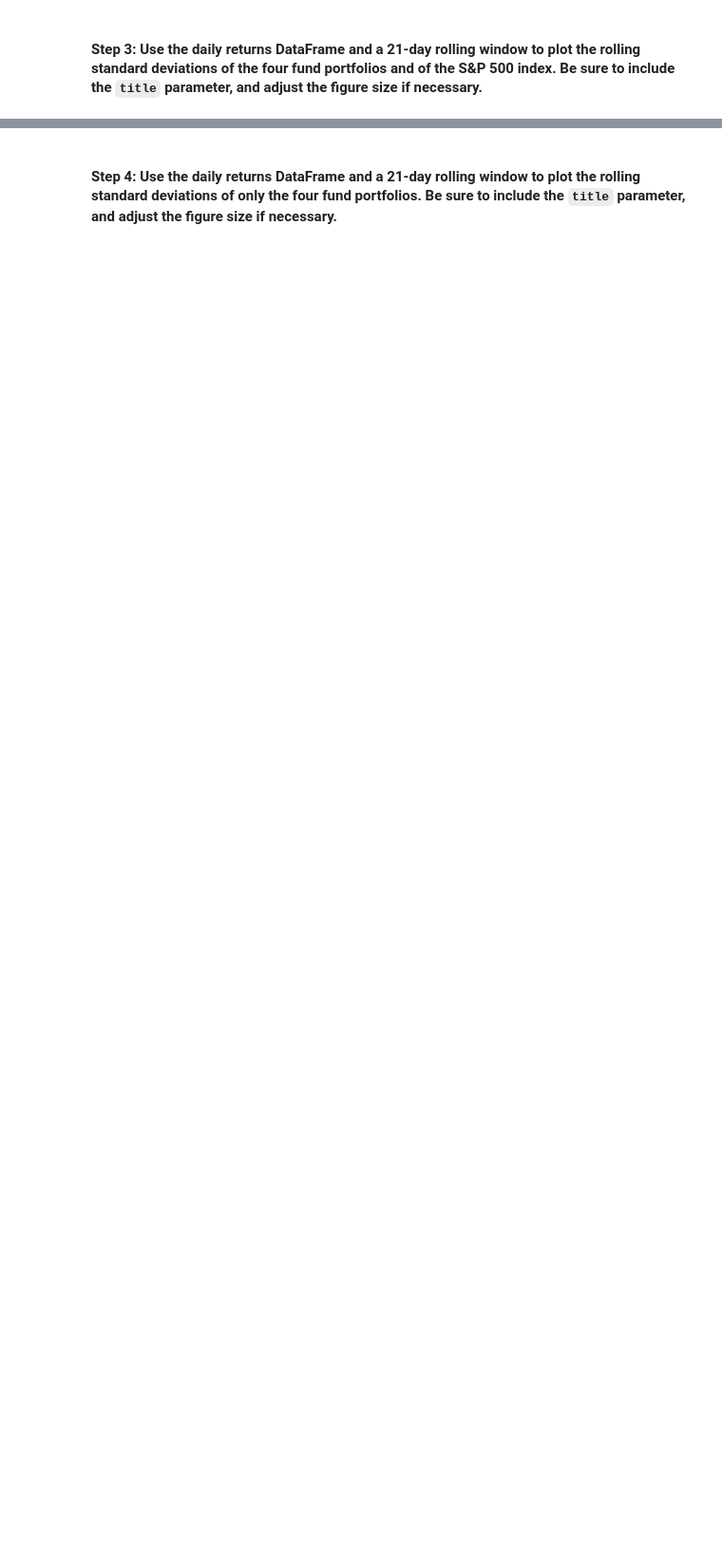
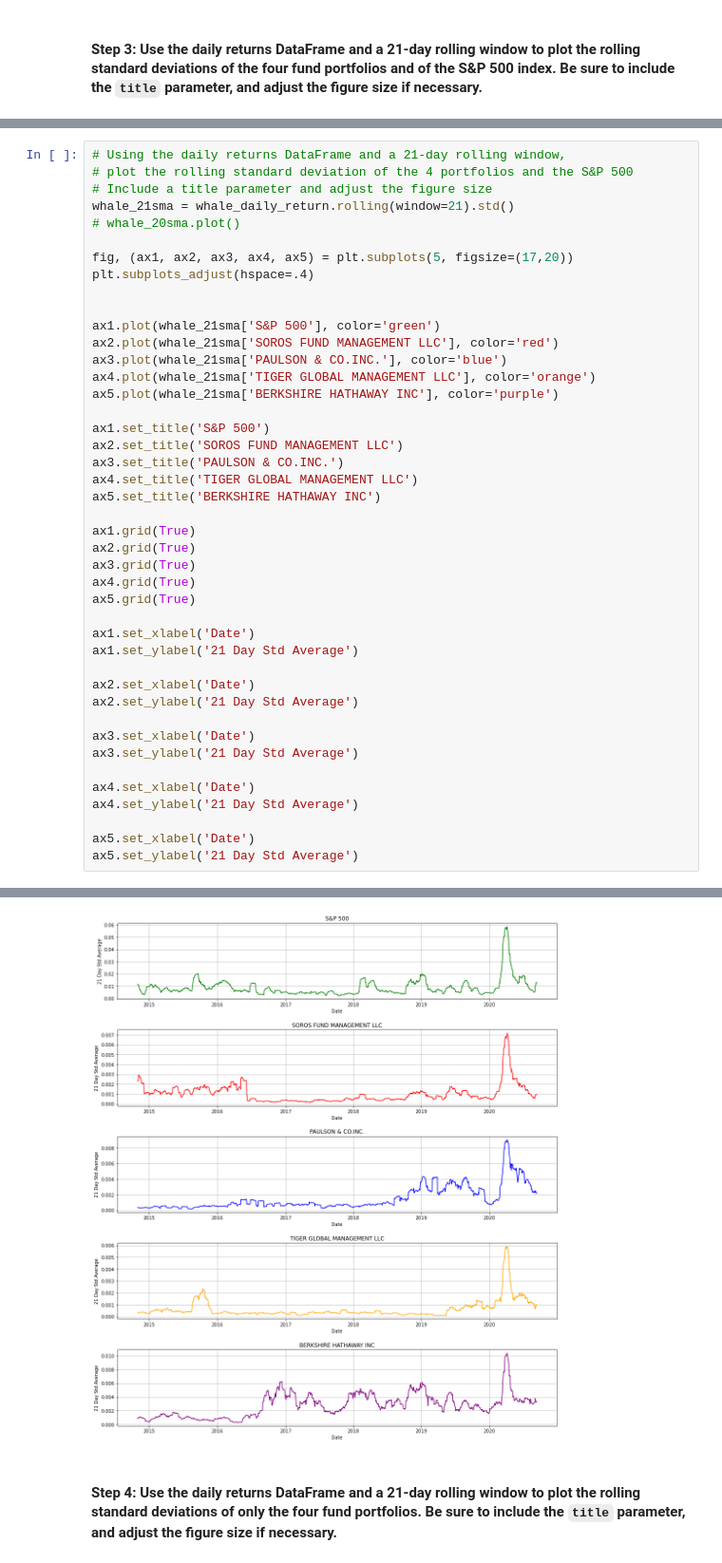
Before and after one commit to scottslusher/Whale-Analysis-Challenge, a Jupyter notebook: risk_return_analysis.ipynb, the cells around one changed output, grey strips where cells are left out. Shown at 95% size. Drawn from its saved outputs; the diff is of its cells as text; blank space fills up the shorter version.

```diff
--- a/risk_return_analysis.ipynb
+++ b/risk_return_analysis.ipynb
@@ -292,0 +306,44 @@ Evaluate the risk profile of each portfolio by using the standard deviation and
+# %%
+# Using the daily returns DataFrame and a 21-day rolling window,
+# plot the rolling standard deviation of the 4 portfolios and the S&P 500
+# Include a title parameter and adjust the figure size
+whale_21sma = whale_daily_return.rolling(window=21).std()
+# whale_20sma.plot()
+
+fig, (ax1, ax2, ax3, ax4, ax5) = plt.subplots(5, figsize=(17,20))
+plt.subplots_adjust(hspace=.4)
+
+
+ax1.plot(whale_21sma['S&P 500'], color='green')
+ax2.plot(whale_21sma['SOROS FUND MANAGEMENT LLC'], color='red')
+ax3.plot(whale_21sma['PAULSON & CO.INC.'], color='blue')
+ax4.plot(whale_21sma['TIGER GLOBAL MANAGEMENT LLC'], color='orange')
+ax5.plot(whale_21sma['BERKSHIRE HATHAWAY INC'], color='purple')
+
+ax1.set_title('S&P 500')
+ax2.set_title('SOROS FUND MANAGEMENT LLC')
+ax3.set_title('PAULSON & CO.INC.')
+ax4.set_title('TIGER GLOBAL MANAGEMENT LLC')
+ax5.set_title('BERKSHIRE HATHAWAY INC')
+
+ax1.grid(True)
+ax2.grid(True)
+ax3.grid(True)
+ax4.grid(True)
+ax5.grid(True)
+
+ax1.set_xlabel('Date')
+ax1.set_ylabel('21 Day Std Average')
+
+ax2.set_xlabel('Date')
+ax2.set_ylabel('21 Day Std Average')
+
+ax3.set_xlabel('Date')
+ax3.set_ylabel('21 Day Std Average')
+
+ax4.set_xlabel('Date')
+ax4.set_ylabel('21 Day Std Average')
+
+ax5.set_xlabel('Date')
+ax5.set_ylabel('21 Day Std Average')
+# %% [output]
@@ -293,2 +351,3 @@ Evaluate the risk profile of each portfolio by using the standard deviation and
+[figure, added]
 # %% [markdown]
 #### Step 4: Use the daily returns DataFrame and a 21-day rolling window to plot the rolling standard deviations of only the four fund portfolios. Be sure to include the `title` parameter, and adjust the figure size if necessary.
```
Also changed, not shown: parts of 27 cells of this notebook.
